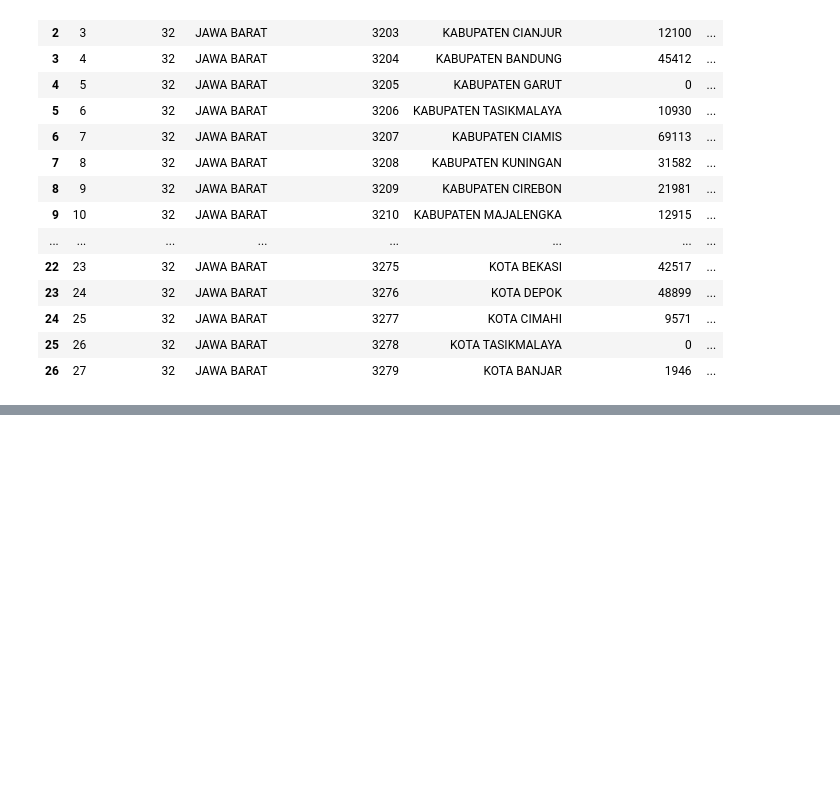
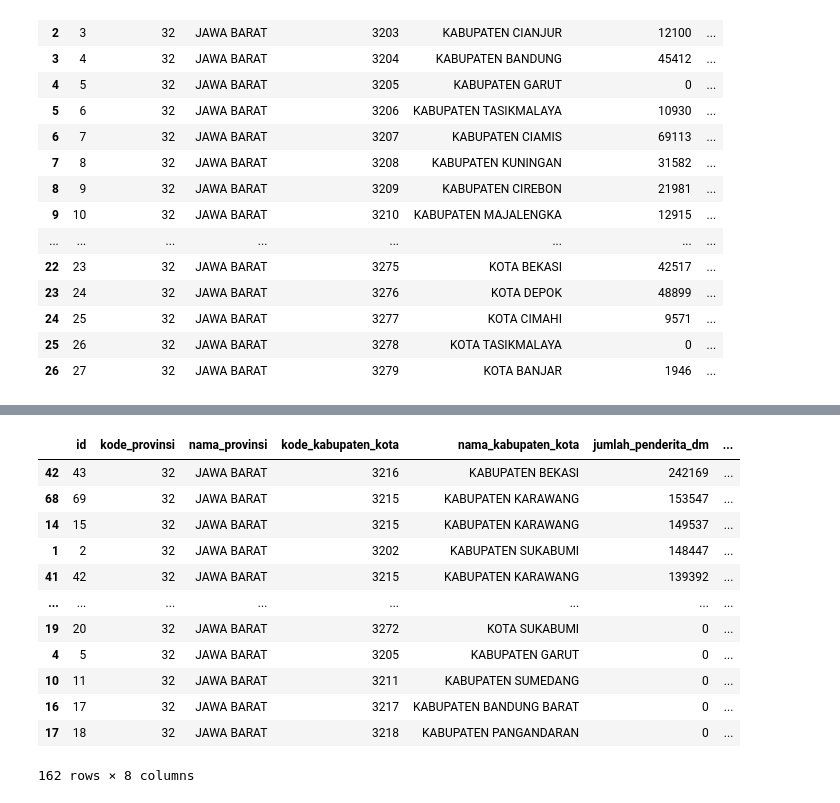
Before and after one commit to mr-kar/klmpk_pemdas, a Jupyter notebook: tugas.ipynb, the cells around one changed output, grey strips where cells are left out. Cells and saved outputs as stored; diff of their text form; code cells hidden in the pictures; blank space fills up the shorter version.

```diff
--- a/tugas.ipynb
+++ b/tugas.ipynb
@@ -119,0 +129,16 @@ df_2019
+# %%
+df.sort_values(by="jumlah_penderita_dm", ascending=False)
+# %% [output]
+|  | id | kode_provinsi | nama_provinsi | kode_kabupaten_kota | nama_kabupaten_kota | jumlah_penderita_dm | ... |
+| 42 | 43 | 32 | JAWA BARAT | 3216 | KABUPATEN BEKASI | 242169 | ... |
+| 68 | 69 | 32 | JAWA BARAT | 3215 | KABUPATEN KARAWANG | 153547 | ... |
+| 14 | 15 | 32 | JAWA BARAT | 3215 | KABUPATEN KARAWANG | 149537 | ... |
+| 1 | 2 | 32 | JAWA BARAT | 3202 | KABUPATEN SUKABUMI | 148447 | ... |
+| 41 | 42 | 32 | JAWA BARAT | 3215 | KABUPATEN KARAWANG | 139392 | ... |
+| ... | ... | ... | ... | ... | ... | ... | ... |
+| 19 | 20 | 32 | JAWA BARAT | 3272 | KOTA SUKABUMI | 0 | ... |
+| 4 | 5 | 32 | JAWA BARAT | 3205 | KABUPATEN GARUT | 0 | ... |
+| 10 | 11 | 32 | JAWA BARAT | 3211 | KABUPATEN SUMEDANG | 0 | ... |
+| 16 | 17 | 32 | JAWA BARAT | 3217 | KABUPATEN BANDUNG BARAT | 0 | ... |
+| 17 | 18 | 32 | JAWA BARAT | 3218 | KABUPATEN PANGANDARAN | 0 | ... |
+162 rows × 8 columns
```
Also changed, not shown: parts of 7 cells of this notebook.
